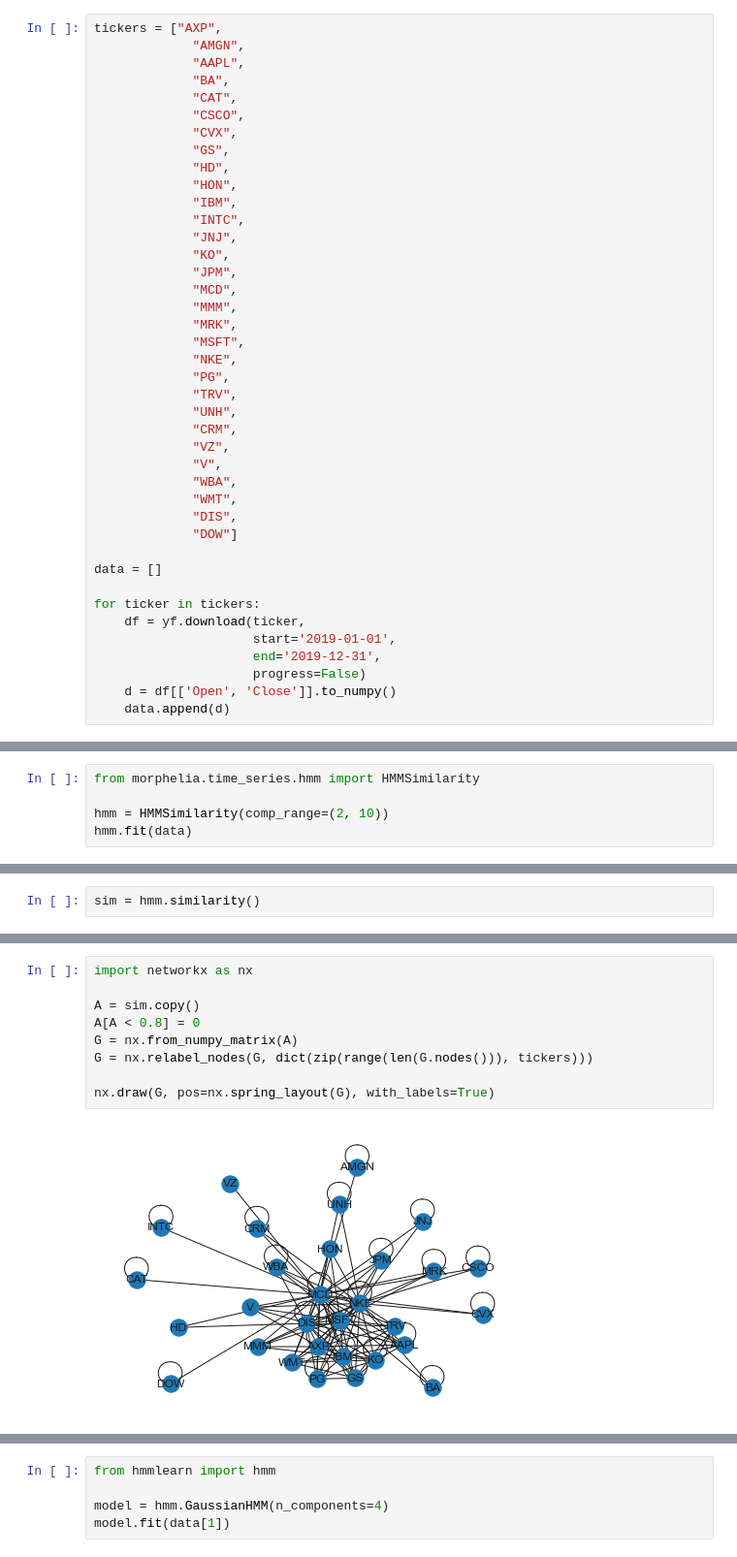
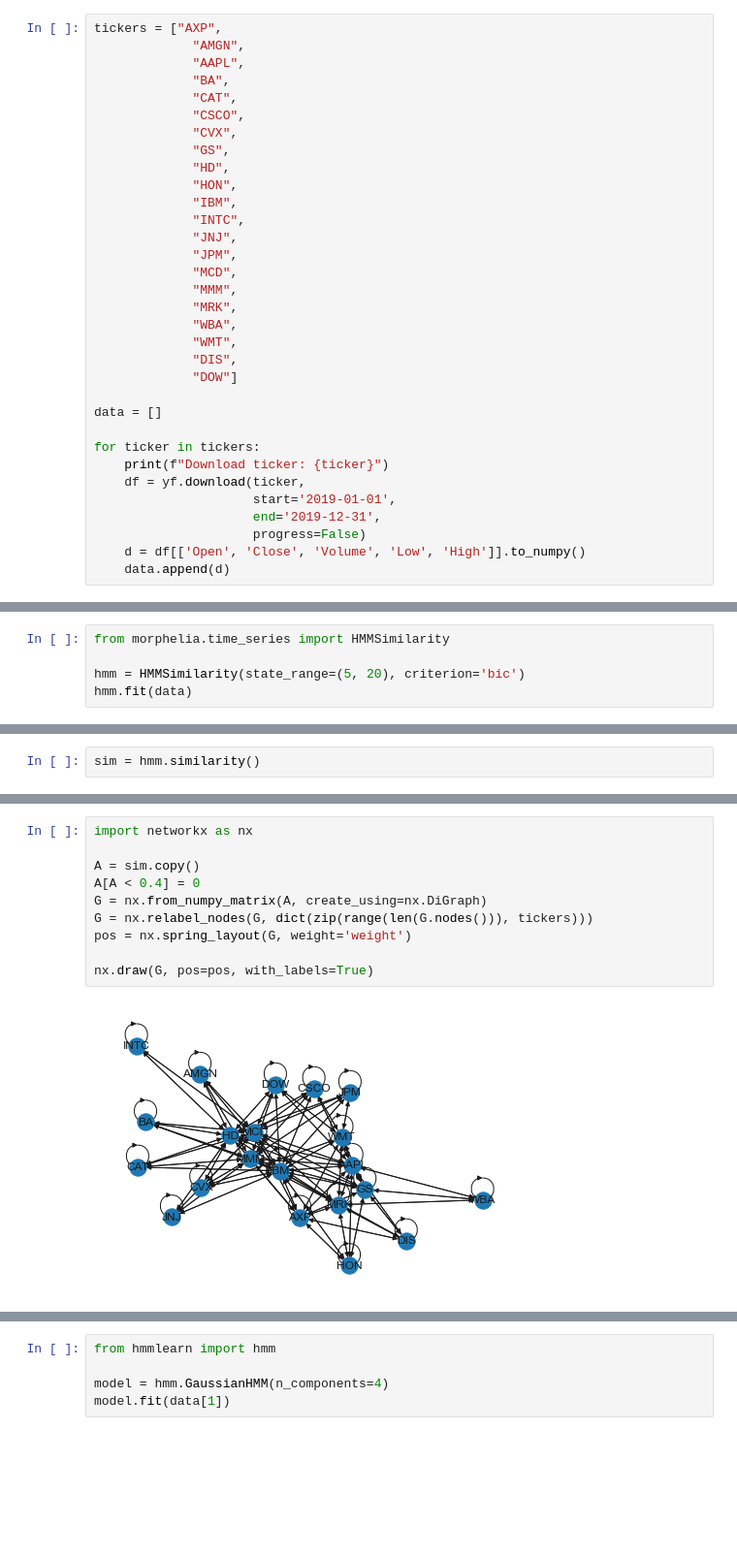
Before and after one commit to marx-alex/Morphelia, a Jupyter notebook: docs/hmm.ipynb, the cells around one changed output, grey strips where cells are left out. Shown at 97% size. Drawn from its saved outputs; the diff is of its cells as text; blank space fills up the shorter version.

```diff
--- a/docs/hmm.ipynb
+++ b/docs/hmm.ipynb
@@ -27,19 +22,10 @@ tickers = ["AXP",
              "IBM",
              "INTC",
              "JNJ",
-             "KO",
              "JPM",
              "MCD",
              "MMM",
              "MRK",
-             "MSFT",
-             "NKE",
-             "PG",
-             "TRV",
-             "UNH",
-             "CRM",
-             "VZ",
-             "V",
              "WBA",
              "WMT",
              "DIS",
@@ -48,9 +34,10 @@ tickers = ["AXP",
 data = []
 
 for ticker in tickers:
+    print(f"Download ticker: {ticker}")
     df = yf.download(ticker,
                      start='2019-01-01',
                      end='2019-12-31',
                      progress=False)
-    d = df[['Open', 'Close']].to_numpy()
+    d = df[['Open', 'Close', 'Volume', 'Low', 'High']].to_numpy()
     data.append(d)
@@ -58,7 +63,7 @@ for ticker in tickers:
 min_len = min([len(arr) for arr in data])
 data = [arr[:min_len, :] for arr in data]
 # %%
-from morphelia.time_series.hmm import HMMSimilarity
+from morphelia.time_series import HMMSimilarity
 
-hmm = HMMSimilarity(comp_range=(2, 10))
+hmm = HMMSimilarity(state_range=(5, 20), criterion='bic')
 hmm.fit(data)
@@ -108,11 +214,12 @@ ax.scatter(x, ts[:, 0], c=Z)
 # %%
 import networkx as nx
 
 A = sim.copy()
-A[A < 0.8] = 0
-G = nx.from_numpy_matrix(A)
+A[A < 0.4] = 0
+G = nx.from_numpy_matrix(A, create_using=nx.DiGraph)
 G = nx.relabel_nodes(G, dict(zip(range(len(G.nodes())), tickers)))
+pos = nx.spring_layout(G, weight='weight')
 
-nx.draw(G, pos=nx.spring_layout(G), with_labels=True)
+nx.draw(G, pos=pos, with_labels=True)
 # %% [output]
-[figure, old version]
+[figure, new version]
```
Also changed, not shown: parts of 27 cells of this notebook, 15 other files.
